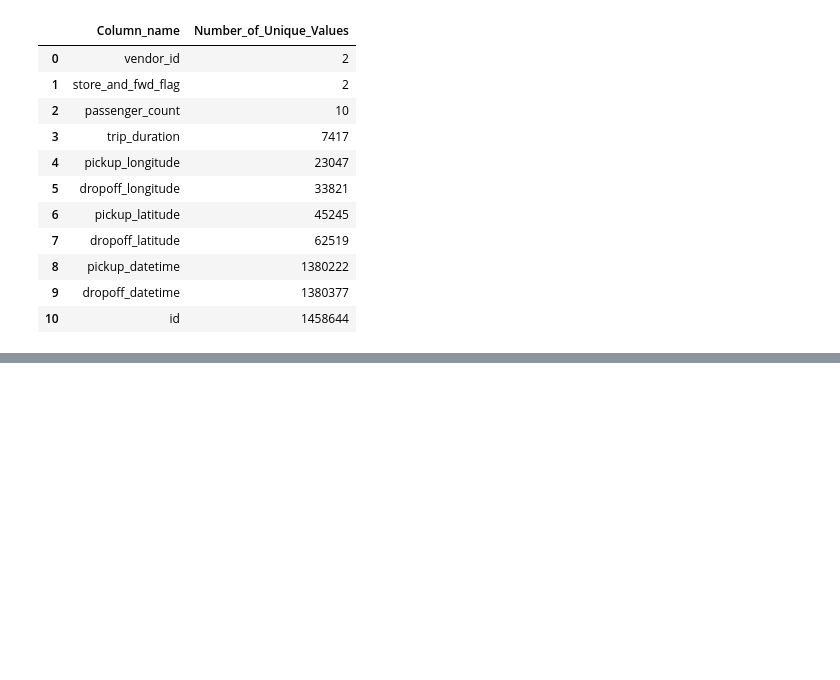
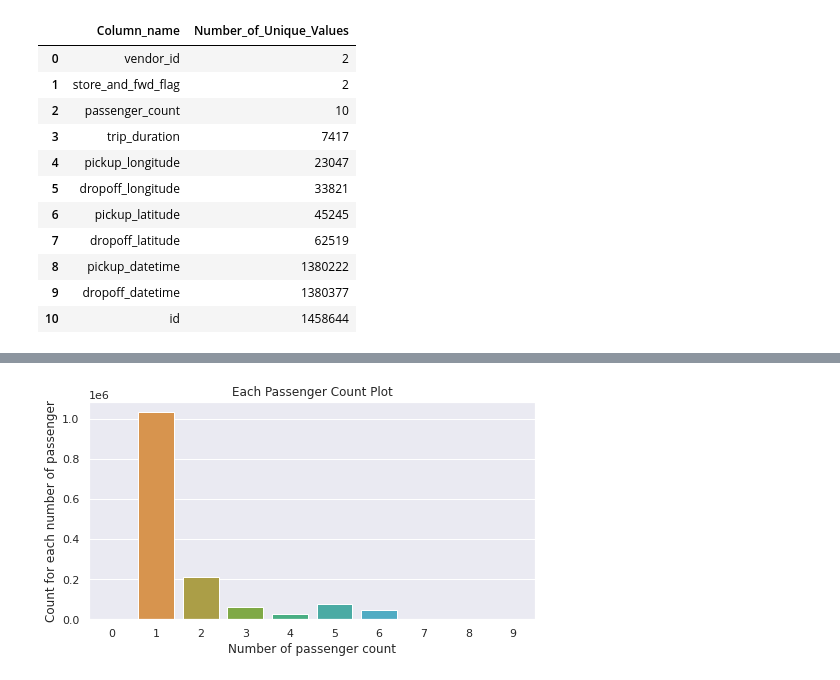
Before and after one commit to dsankush/NYC-Taxi-Trip-Time-Prediction, a Jupyter notebook: NYC_Taxi_Trip_Time_Prediction_Capstone_Project.ipynb, the cells around one changed output, grey strips where cells are left out. Cells and saved outputs as stored; diff of their text form; code cells hidden in the pictures; blank space fills up the shorter version.

```diff
--- a/NYC_Taxi_Trip_Time_Prediction_Capstone_Project.ipynb
+++ b/NYC_Taxi_Trip_Time_Prediction_Capstone_Project.ipynb
@@ -284,0 +370,5 @@ unique_count_df.sort_values(by = ['Number_of_Unique_Values']).reset_index(drop =
+# %%
+# using pandas minute attribute to extract the weekday from our datetime columns.
+
+data['pickup_minute'] = data['pickup_datetime'].dt.minute
+data['dropoff_minute'] = data['dropoff_datetime'].dt.minute
@@ -284,0 +377,5 @@ unique_count_df.sort_values(by = ['Number_of_Unique_Values']).reset_index(drop =
+# %%
+# using pandas day attribute to extract the month day number from our datetime columns.
+
+data['pickup_day'] = data['pickup_datetime'].dt.day
+data['dropoff_day'] = data['dropoff_datetime'].dt.day
@@ -284,0 +389,15 @@ unique_count_df.sort_values(by = ['Number_of_Unique_Values']).reset_index(drop =
+# %%
+# to get the distance for each taxi trip we will define a function
+# and take location coordinates as input and then we will apply the haversine method to it.
+
+def calculate_distance(pickup_long, pickup_lat, dropoff_long, dropoff_lat):
+
+    # Creating two variables start_loc and drop_loc which contains two required longitude and latitude coordinates.
+
+    start_loc = (pickup_long, pickup_lat)
+    drop_loc = (dropoff_long, dropoff_lat)
+
+    # using haversine function get the distance between 2 locations
+    # and the distance is taken in kilometers to we have passed unit as km
+
+    return haversine(start_loc, drop_loc, unit='km')
@@ -284,0 +406,5 @@ unique_count_df.sort_values(by = ['Number_of_Unique_Values']).reset_index(drop =
+# %%
+data['trip_distance'] = data.apply(lambda x : calculate_distance(x['pickup_longitude'],
+                                                                 x['pickup_latitude'],
+                                                                 x['dropoff_longitude'],
+                                                                 x['dropoff_latitude']), axis = 1)
@@ -284,0 +475,15 @@ unique_count_df.sort_values(by = ['Number_of_Unique_Values']).reset_index(drop =
+# %%
+# ploting count plot for passenger_count column so we can get more clearity
+# we are using count plot from seaborn.
+
+plt.figure(figsize = (8, 4))
+sns.countplot(data['passenger_count'])
+
+plt.title('Each Passenger Count Plot')
+
+plt.xlabel('Number of passenger count')
+plt.ylabel('Count for each number of passenger')
+
+plt.show()
+# %% [output]
+[figure, added]
```
Also changed, not shown: parts of 26 cells of this notebook.
